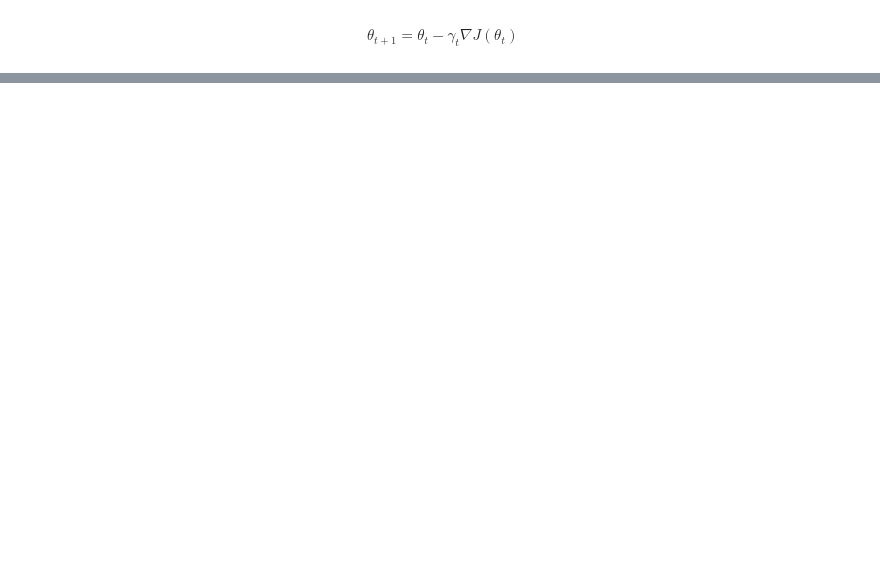
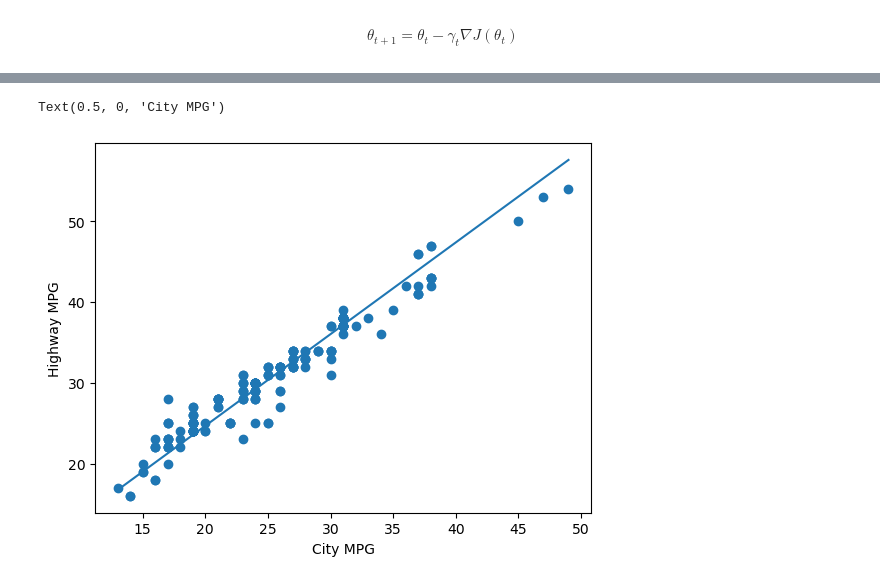
Before and after one commit to JamesAmato/recitation, a Jupyter notebook: recit1_draft_cue.ipynb, the cells around one changed output, grey strips where cells are left out. Cells and saved outputs as stored; diff of their text form; code cells hidden in the pictures; blank space fills up the shorter version.

```diff
--- a/recit1_draft_cue.ipynb
+++ b/recit1_draft_cue.ipynb
@@ -177,0 +330,9 @@ pred_y = None
+# %%
+# Show result
+plt.scatter(data[x_label], data[y_label])  # Values here
+plt.plot(pred_x, pred_y)
+plt.ylabel("Highway MPG")
+plt.xlabel("City MPG")
+# %% [output]
+Text(0.5, 0, 'City MPG')
+[figure, added]
```
Also changed, not shown: parts of 22 cells of this notebook.
